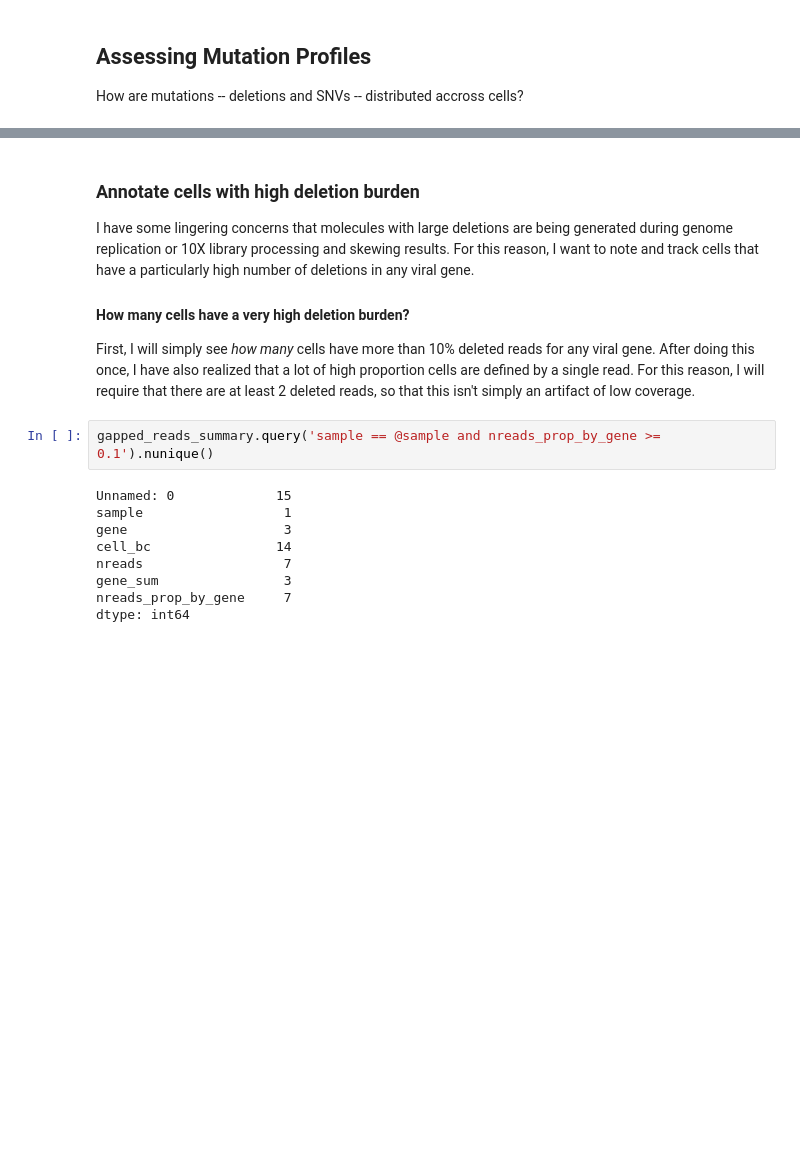
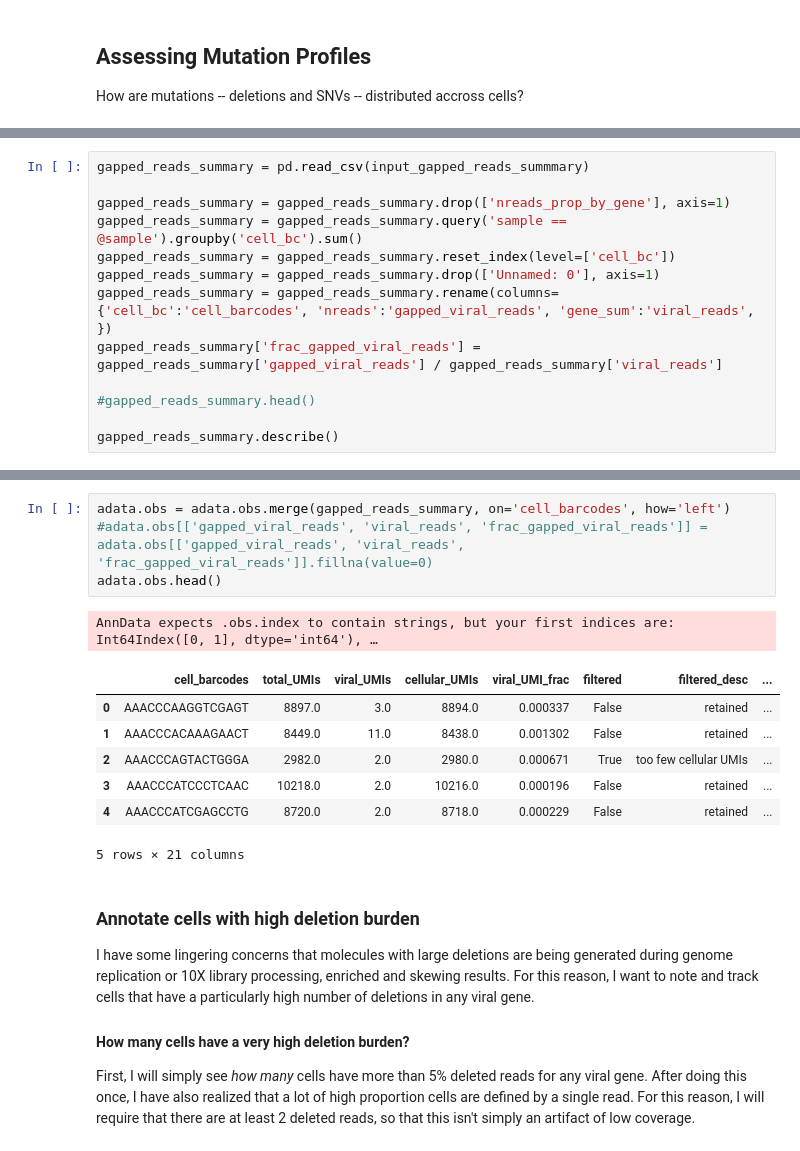
Before and after one commit to jbloomlab/barcoded_flu_pdmH1N1, a Jupyter notebook: analyze_cell_gene_matrix.ipynb, the cells around one changed output, grey strips where cells are left out. Cells and saved outputs as stored; diff of their text form; blank space fills up the shorter version.

Commit message:
Added gapped viral read counts/proportions to adata obs

```diff
--- a/analyze_cell_gene_matrix.ipynb
+++ b/analyze_cell_gene_matrix.ipynb
@@ -1126,0 +1129,13 @@ gapped_reads_summary = pd.read_csv(input_gapped_reads_summmary)
+# %%
+gapped_reads_summary = pd.read_csv(input_gapped_reads_summmary)
+
+gapped_reads_summary = gapped_reads_summary.drop(['nreads_prop_by_gene'], axis=1)
+gapped_reads_summary = gapped_reads_summary.query('sample == @sample').groupby('cell_bc').sum()
+gapped_reads_summary = gapped_reads_summary.reset_index(level=['cell_bc'])
+gapped_reads_summary = gapped_reads_summary.drop(['Unnamed: 0'], axis=1)
+gapped_reads_summary = gapped_reads_summary.rename(columns={'cell_bc':'cell_barcodes', 'nreads':'gapped_viral_reads', 'gene_sum':'viral_reads', })
+gapped_reads_summary['frac_gapped_viral_reads'] = gapped_reads_summary['gapped_viral_reads'] / gapped_reads_summary['viral_reads']
+
+#gapped_reads_summary.head()
+
+gapped_reads_summary.describe()
@@ -1127,17 +1152,19 @@ gapped_reads_summary = pd.read_csv(input_gapped_reads_summmary)
+# %%
+adata.obs = adata.obs.merge(gapped_reads_summary, on='cell_barcodes', how='left')
+#adata.obs[['gapped_viral_reads', 'viral_reads', 'frac_gapped_viral_reads']] = adata.obs[['gapped_viral_reads', 'viral_reads', 'frac_gapped_viral_reads']].fillna(value=0)
+adata.obs.head()
+# %% [output]
+AnnData expects .obs.index to contain strings, but your first indices are: Int64Index([0, 1], dtype='int64'), …
+|  | cell_barcodes | total_UMIs | viral_UMIs | cellular_UMIs | viral_UMI_frac | filtered | filtered_desc | ... |
+| 0 | AAACCCAAGGTCGAGT | 8897.0 | 3.0 | 8894.0 | 0.000337 | False | retained | ... |
+| 1 | AAACCCACAAAGAACT | 8449.0 | 11.0 | 8438.0 | 0.001302 | False | retained | ... |
+| 2 | AAACCCAGTACTGGGA | 2982.0 | 2.0 | 2980.0 | 0.000671 | True | too few cellular UMIs | ... |
+| 3 | AAACCCATCCCTCAAC | 10218.0 | 2.0 | 10216.0 | 0.000196 | False | retained | ... |
+| 4 | AAACCCATCGAGCCTG | 8720.0 | 2.0 | 8718.0 | 0.000229 | False | retained | ... |
+5 rows × 21 columns
 # %% [markdown]
 ### Annotate cells with high deletion burden
-I have some lingering concerns that molecules with large deletions are being generated during genome replication or 10X library processing and skewing results. For this reason, I want to note and track cells that have a particularly high number of deletions in any viral gene.
+I have some lingering concerns that molecules with large deletions are being generated during genome replication or 10X library processing, enriched and skewing results. For this reason, I want to note and track cells that have a particularly high number of deletions in any viral gene.
 
 #### How many cells have a very high deletion burden?
-First, I will simply see *how many* cells have more than 10% deleted reads for any viral gene. After doing this once, I have also realized that a lot of high proportion cells are defined by a single read. For this reason, I will require that there are at least 2 deleted reads, so that this isn't simply an artifact of low coverage.
+First, I will simply see *how many* cells have more than 5% deleted reads for any viral gene. After doing this once, I have also realized that a lot of high proportion cells are defined by a single read. For this reason, I will require that there are at least 2 deleted reads, so that this isn't simply an artifact of low coverage.
-# %%
-gapped_reads_summary.query('sample == @sample and nreads_prop_by_gene >= 0.1').nunique()
-# %% [output]
-Unnamed: 0             15
-sample                  1
-gene                    3
-cell_bc                14
-nreads                  7
-gene_sum                3
-nreads_prop_by_gene     7
-dtype: int64
```
Also changed, not shown: parts of 7 cells of this notebook.
